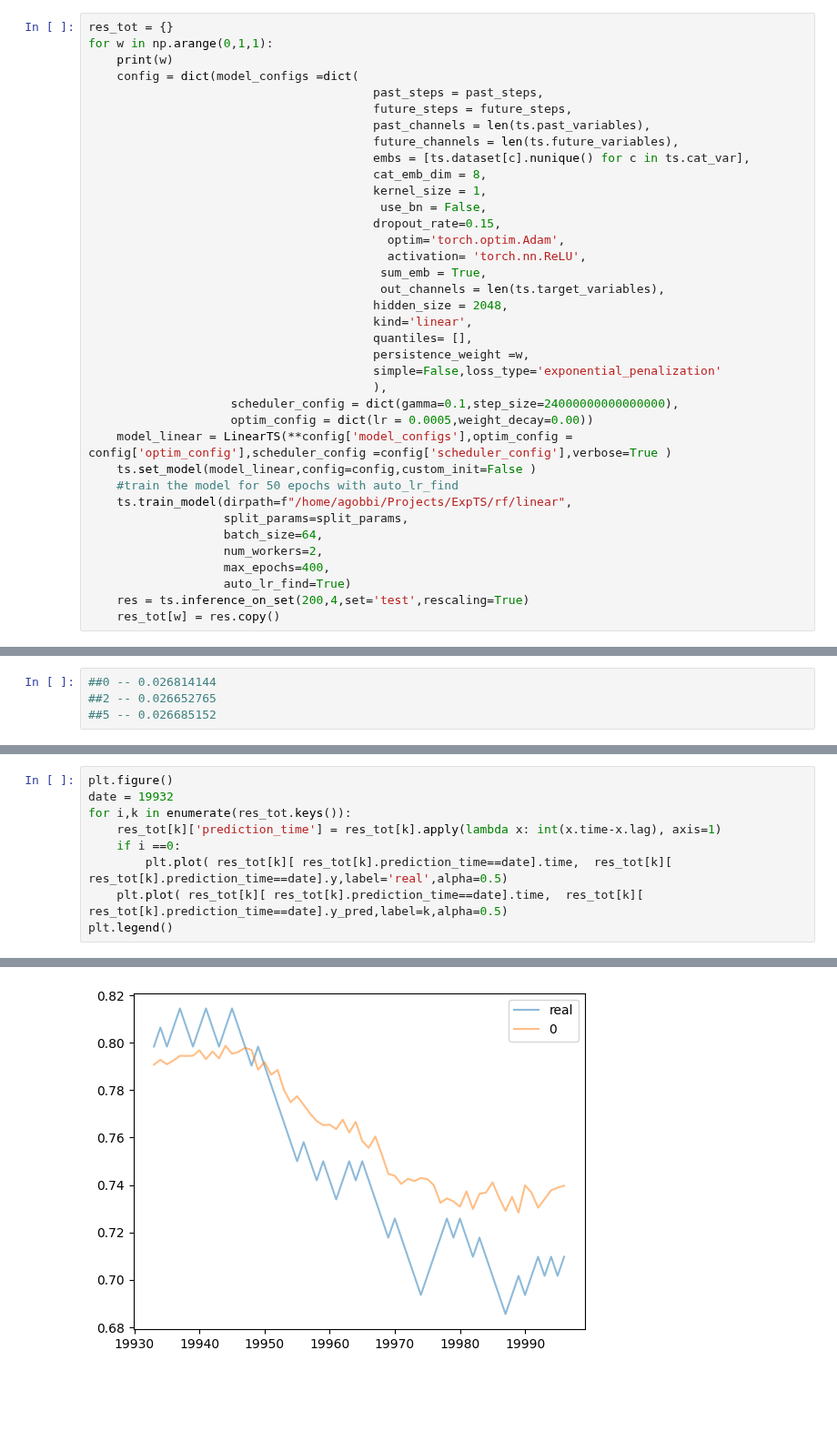
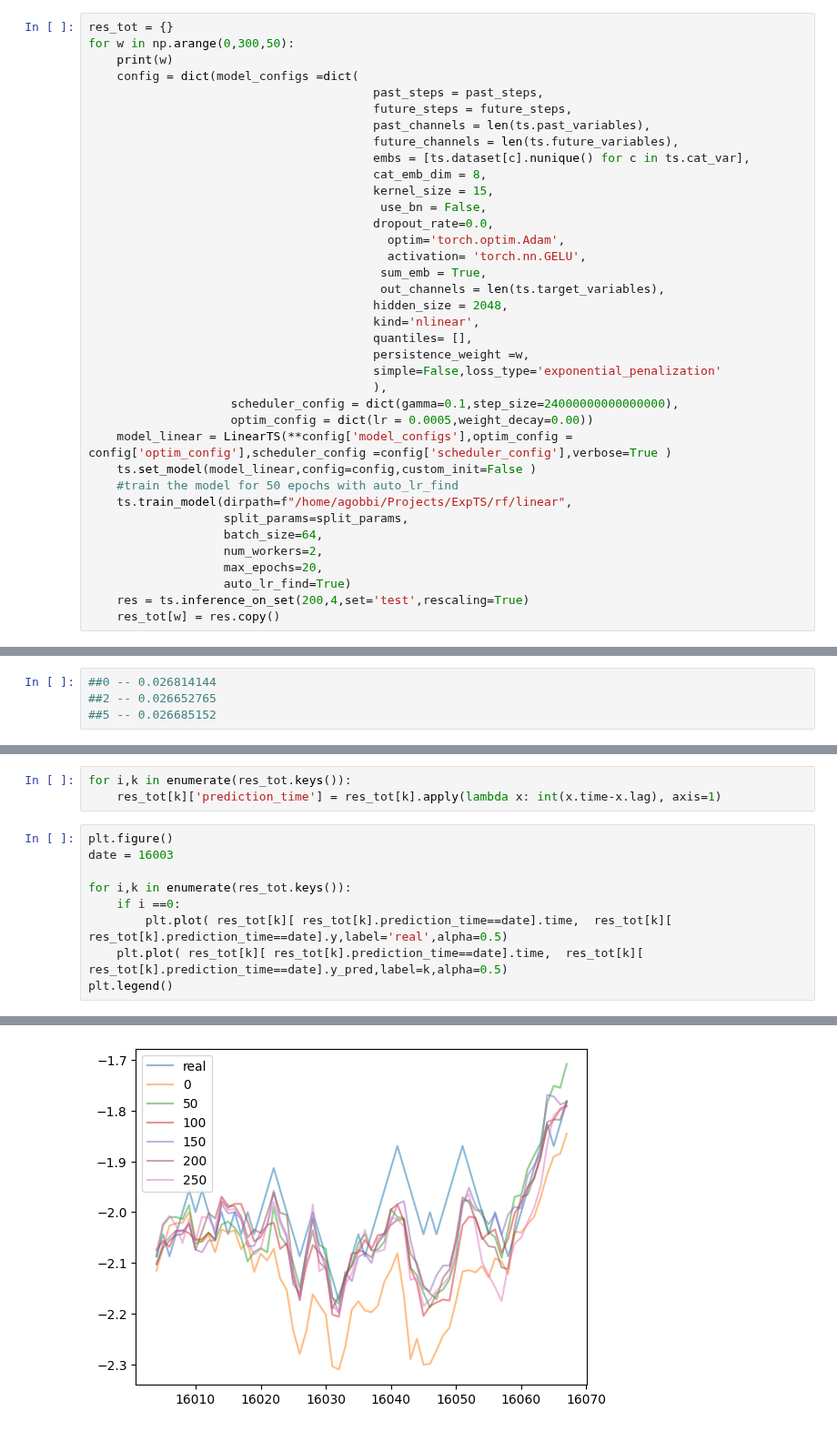
Before and after one commit to DSIP-FBK/DSIPTS, a Jupyter notebook: notebooks/6- non_predictable-linear.ipynb, the cells around one changed output, grey strips where cells are left out. Shown at 91% size. Drawn from its saved outputs; the diff is of its cells as text; blank space fills up the shorter version.

```diff
--- a/notebooks/6- non_predictable-linear.ipynb
+++ b/notebooks/6- non_predictable-linear.ipynb
@@ -49,7 +49,7 @@ split_params = {'perc_train':0.6,'perc_valid':0.2,                             #
                              }
 # %%
 res_tot = {}
-for w in np.arange(0,1,1):
+for w in np.arange(0,300,50):
     print(w)
     config = dict(model_configs =dict(
                                         past_steps = past_steps,
@@ -58,15 +58,15 @@ for w in np.arange(0,1,1):
                                         future_channels = len(ts.future_variables),
                                         embs = [ts.dataset[c].nunique() for c in ts.cat_var],
                                         cat_emb_dim = 8,
-                                        kernel_size = 1,
+                                        kernel_size = 15,
                                          use_bn = False,
-                                        dropout_rate=0.15,
+                                        dropout_rate=0.0,
                                           optim='torch.optim.Adam',
-                                          activation= 'torch.nn.ReLU',
+                                          activation= 'torch.nn.GELU',
                                          sum_emb = True,
                                          out_channels = len(ts.target_variables),
                                         hidden_size = 2048,
-                                        kind='linear',
+                                        kind='nlinear',
                                         quantiles= [],
                                         persistence_weight =w,
                                         simple=False,loss_type='exponential_penalization'
@@ -80,7 +80,7 @@ for w in np.arange(0,1,1):
                    split_params=split_params,
                    batch_size=64,
                    num_workers=2,
-                   max_epochs=400,
+                   max_epochs=20,
                    auto_lr_find=True)
     res = ts.inference_on_set(200,4,set='test',rescaling=True)
     res_tot[w] = res.copy()
@@ -147,12 +223,15 @@ res_tot[k]
+# %%
+for i,k in enumerate(res_tot.keys()):
+    res_tot[k]['prediction_time'] = res_tot[k].apply(lambda x: int(x.time-x.lag), axis=1)
 # %%
 plt.figure()
-date = 19932
+date = 16003
+
 for i,k in enumerate(res_tot.keys()):
-    res_tot[k]['prediction_time'] = res_tot[k].apply(lambda x: int(x.time-x.lag), axis=1)
     if i ==0:
         plt.plot( res_tot[k][ res_tot[k].prediction_time==date].time,  res_tot[k][ res_tot[k].prediction_time==date].y,label='real',alpha=0.5)
     plt.plot( res_tot[k][ res_tot[k].prediction_time==date].time,  res_tot[k][ res_tot[k].prediction_time==date].y_pred,label=k,alpha=0.5)
 plt.legend()
 # %% [output]
 <matplotlib.legend.Legend at 0x...>
-[figure, old version]
+[figure, new version]
```
Also changed, not shown: parts of 10 cells of this notebook, 8 other files.
